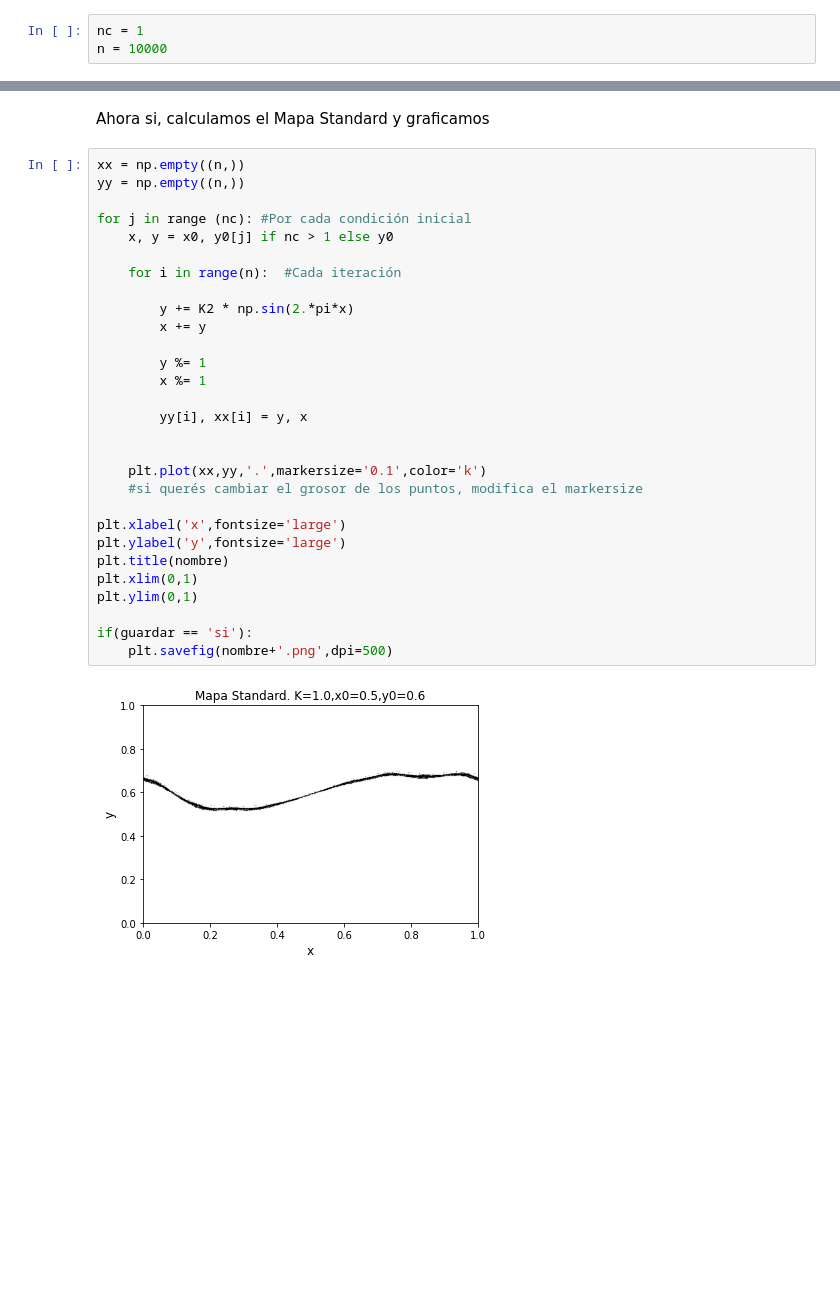
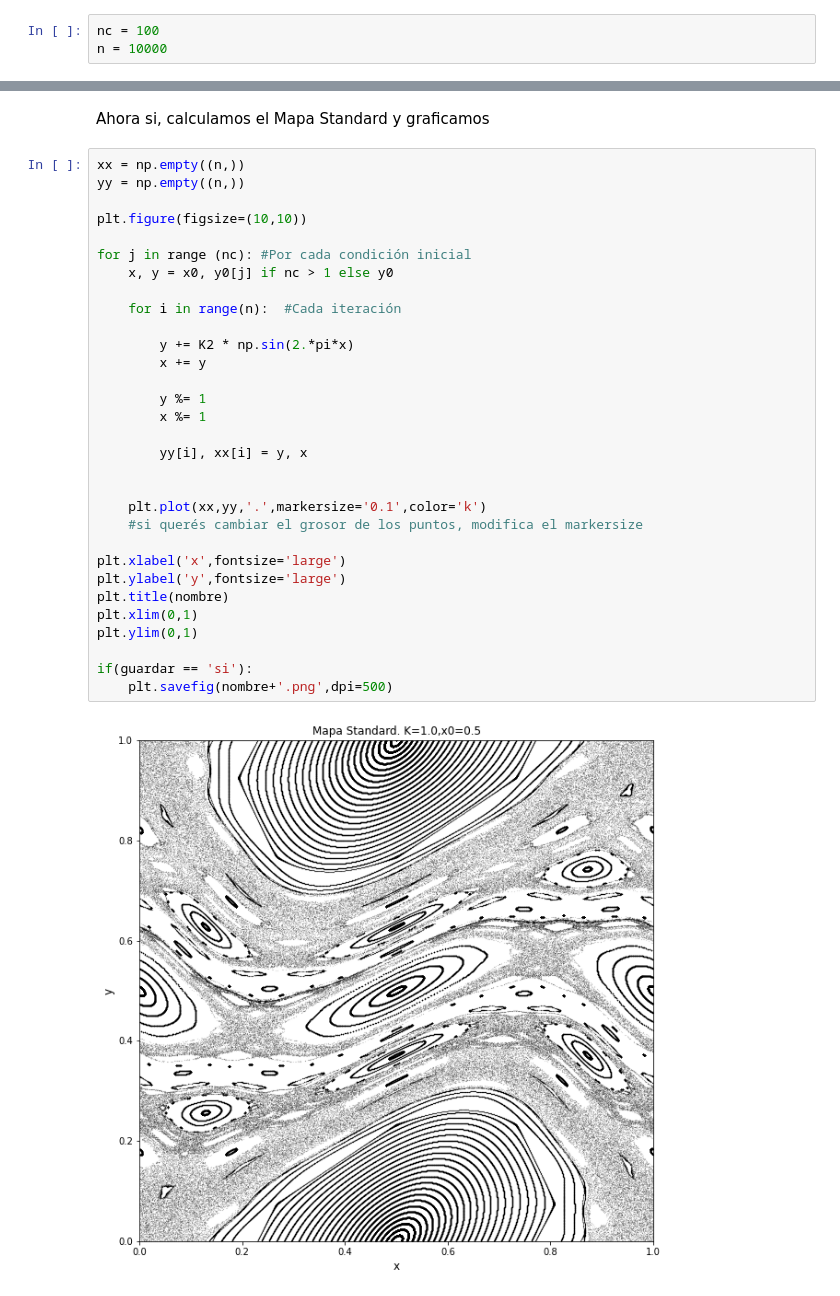
Before and after one commit to PatricioZain/DinamicaNoLinealFCAG, a Jupyter notebook: Mapa_Standard.ipynb, the cells around one changed output, grey strips where cells are left out. Saved outputs shown, nothing was run; the diff lists cells and outputs as text; blank space fills up the shorter version.

```diff
--- a/Mapa_Standard.ipynb
+++ b/Mapa_Standard.ipynb
@@ -14,7 +14,7 @@ $n_c$ es el número de condiciones iniciales.\
 $n$ es el número de iteraciones.\
 ¡No excederse!
 # %%
-nc = 1
+nc = 100
 n = 10000
 # %% [markdown]
 Ahora el valor de la perturbación
@@ -49,31 +49,33 @@ Ahora si, calculamos el Mapa Standard y graficamos
 # %%
 xx = np.empty((n,))
 yy = np.empty((n,))
+
+plt.figure(figsize=(10,10))
 
 for j in range (nc): #Por cada condición inicial
     x, y = x0, y0[j] if nc > 1 else y0
 
     for i in range(n):	#Cada iteración
 
         y += K2 * np.sin(2.*pi*x)
         x += y
 
         y %= 1
         x %= 1
 
         yy[i], xx[i] = y, x
 
 
     plt.plot(xx,yy,'.',markersize='0.1',color='k')
     #si querés cambiar el grosor de los puntos, modifica el markersize
 
 plt.xlabel('x',fontsize='large')
 plt.ylabel('y',fontsize='large')
 plt.title(nombre)
 plt.xlim(0,1)
 plt.ylim(0,1)
 
 if(guardar == 'si'):
     plt.savefig(nombre+'.png',dpi=500)
 # %% [output]
-[figure, old version]
+[figure, new version]
```
